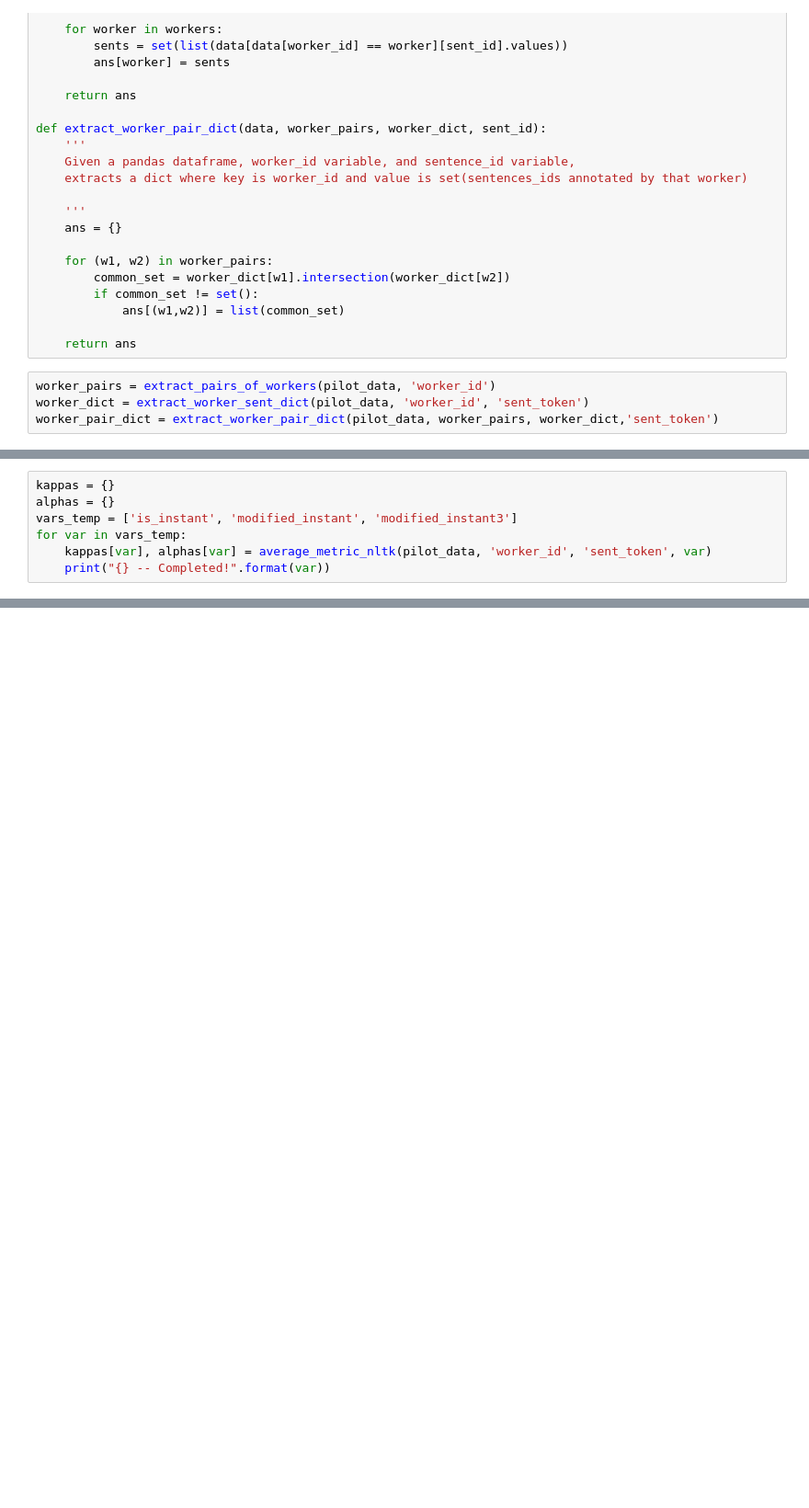
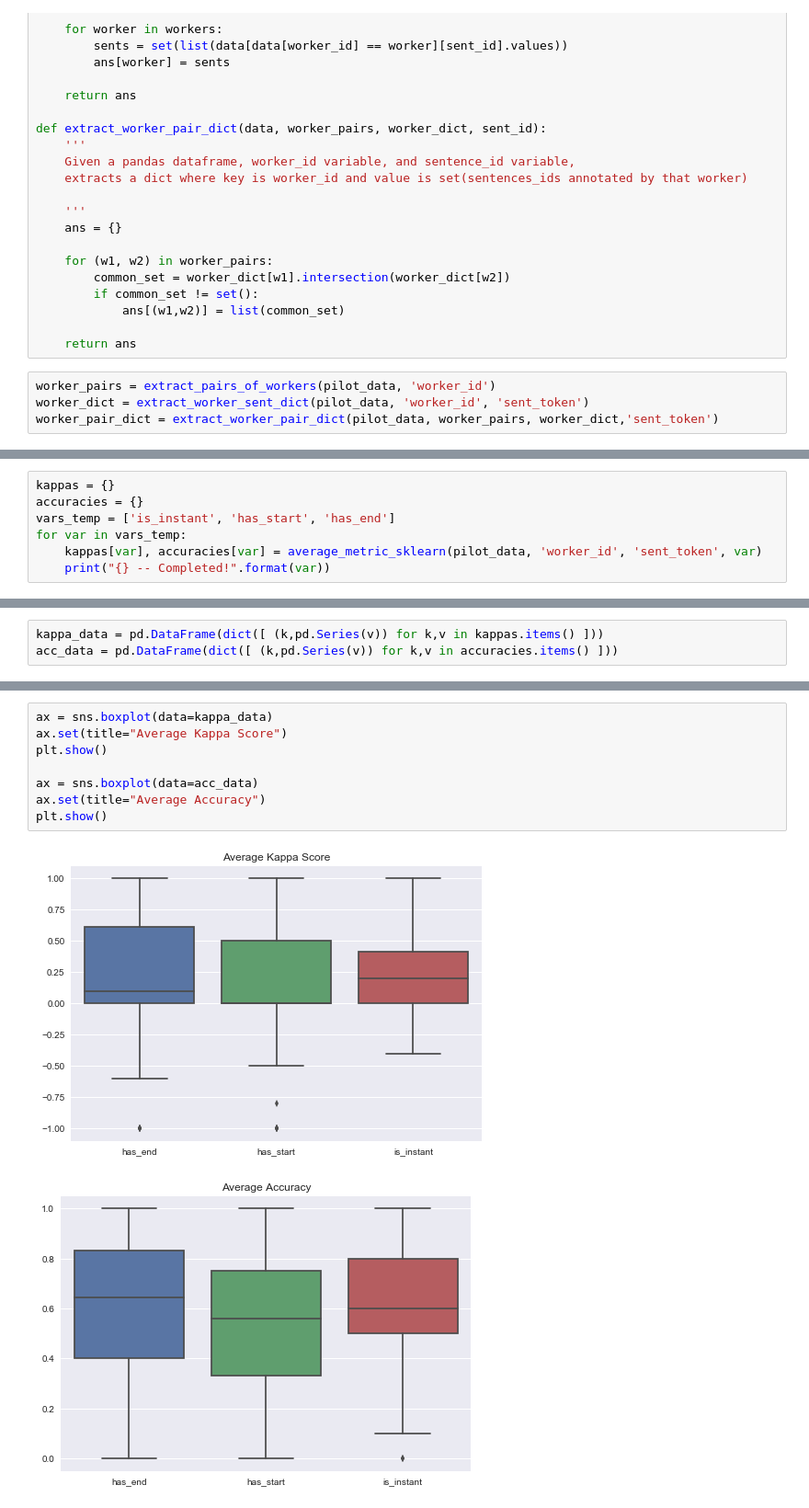
Before and after one commit to mdheller/factslab-protocols, a Jupyter notebook: Temporal_relations/testing_HIT/Inter_annotator_agreement_protocol1.ipynb, the cells around one changed output, grey strips where cells are left out. Shown at 92% size. Cells and saved outputs as stored; diff of their text form; blank space fills up the shorter version.

```diff
--- a/Temporal_relations/testing_HIT/Inter_annotator_agreement_protocol1.ipynb
+++ b/Temporal_relations/testing_HIT/Inter_annotator_agreement_protocol1.ipynb
@@ -397,7 +502,7 @@ df_workers['hit_id'] =
 # %%
 kappas = {}
-alphas = {}
-vars_temp = ['is_instant', 'modified_instant', 'modified_instant3']
+accuracies = {}
+vars_temp = ['is_instant', 'has_start', 'has_end']
 for var in vars_temp:
-    kappas[var], alphas[var] = average_metric_nltk(pilot_data, 'worker_id', 'sent_token', var)
+    kappas[var], accuracies[var] = average_metric_sklearn(pilot_data, 'worker_id', 'sent_token', var)
     print("{} -- Completed!".format(var))
@@ -403,0 +513,3 @@ for var in vars_temp:
+# %%
+kappa_data = pd.DataFrame(dict([ (k,pd.Series(v)) for k,v in kappas.items() ]))
+acc_data = pd.DataFrame(dict([ (k,pd.Series(v)) for k,v in accuracies.items() ]))
@@ -403,0 +536,11 @@ for var in vars_temp:
+# %%
+ax = sns.boxplot(data=kappa_data)
+ax.set(title="Average Kappa Score")
+plt.show()
+
+ax = sns.boxplot(data=acc_data)
+ax.set(title="Average Accuracy")
+plt.show()
+# %% [output]
+[figure, added]
+[figure, added]
```
Also changed, not shown: parts of 27 cells of this notebook, 1 other file.
